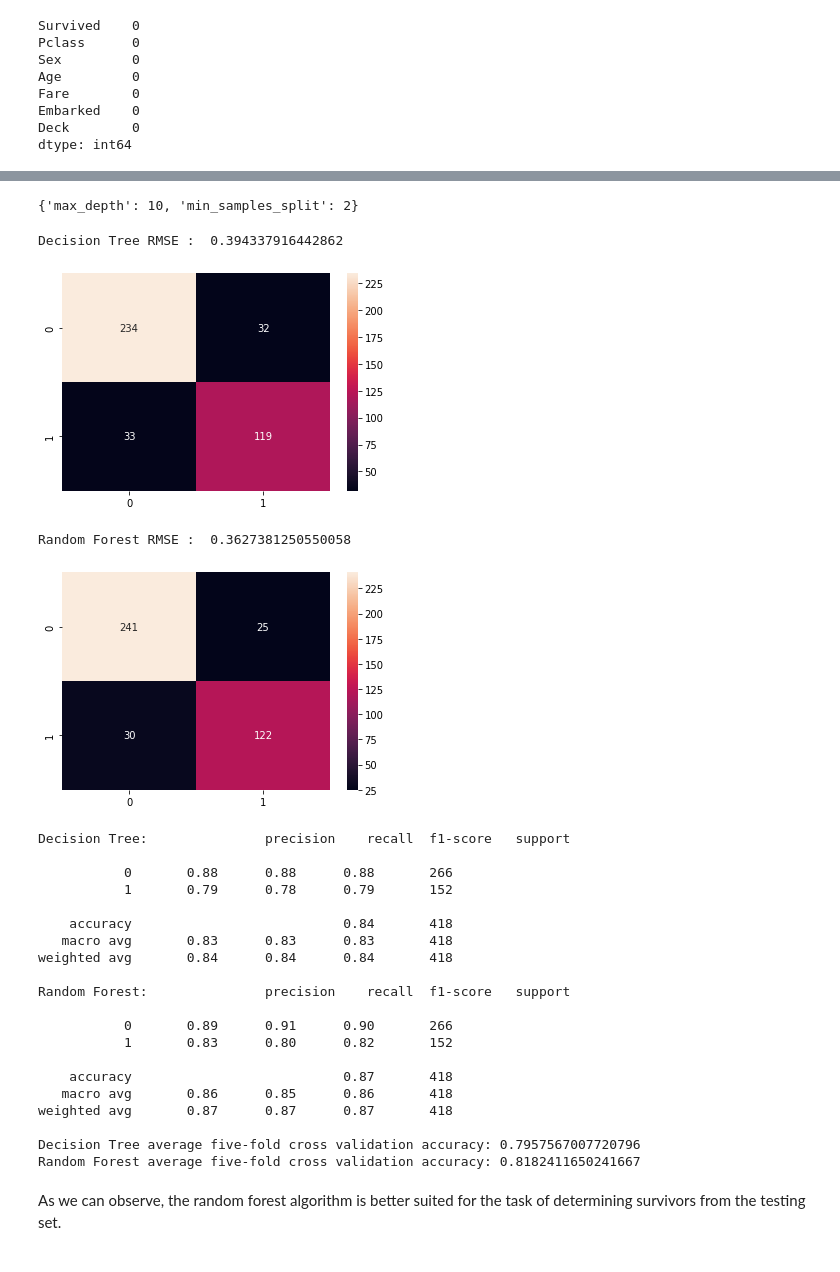
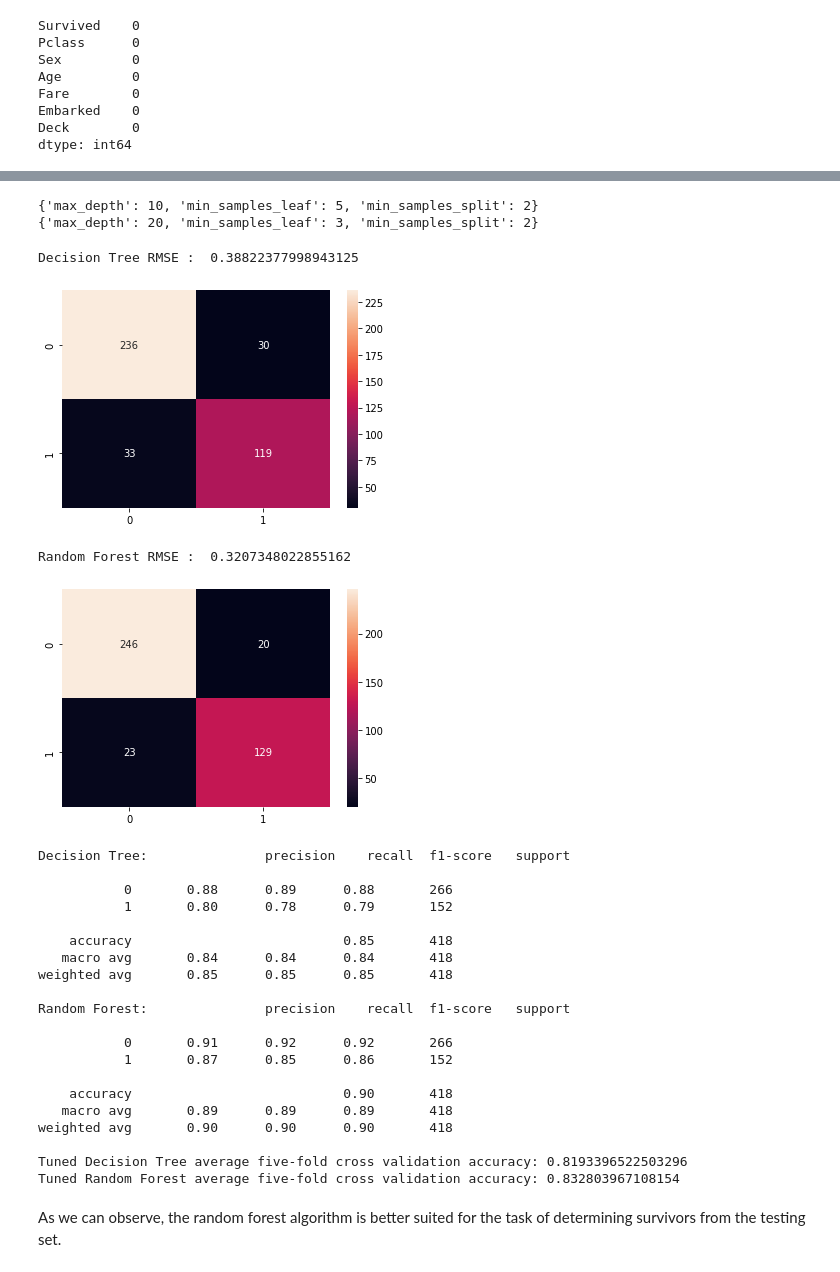
Before and after one commit to nikhilmsreedhar/titanicSurvivorPredictions, a Jupyter notebook: DecisionTreeVsRandomForest.ipynb, the cells around one changed output, grey strips where cells are left out. Saved outputs shown, nothing was run; the diff lists cells and outputs as text; code cells hidden in the pictures.

```diff
--- a/DecisionTreeVsRandomForest.ipynb
+++ b/DecisionTreeVsRandomForest.ipynb
@@ -183,69 +179,73 @@ Random Forest Root Mean Square Error :  0.3788676152120412
 # %%
-params = {'max_depth': [2,3,4,5,10,20], 'min_samples_split': [2,5,10,20,50,100]}
+params = {'max_depth': [2,3,4,5,10,20], 'min_samples_split': [2,5,10,20,50,100], 'min_samples_leaf': [1,3,5,7,8]}
 
-model_params = GridSearchCV(modelTree, params, cv = 10, n_jobs = -1) # perform grid search to loop through predefined
+model_paramsTree = GridSearchCV(modelTree, param_grid = params, scoring = 'accuracy', cv = 5, n_jobs = -1) # perform grid search to loop through predefined
 # hyperparameters and select the best hyperparameters to fit the models on the training set.
-model_params = GridSearchCV(modelForest, params, cv = 10, n_jobs = -1)
+model_paramsForest = GridSearchCV(modelForest, param_grid = params, scoring = 'accuracy', cv = 5, n_jobs = -1)
 
-model_params = model_params.fit(X_train, y_train)
-model_params.best_params_
+model_paramsTree = model_paramsTree.fit(X_train, y_train)
+model_paramsForest = model_paramsForest.fit(X_train, y_train)
+
+print(model_paramsTree.best_params_)
+print(model_paramsForest.best_params_)
 # %% [output]
-{'max_depth': 10, 'min_samples_split': 2}
+{'max_depth': 10, 'min_samples_leaf': 5, 'min_samples_split': 2}
+{'max_depth': 20, 'min_samples_leaf': 3, 'min_samples_split': 2}
 # %%
-tuned_modelTree = DecisionTreeClassifier(**model_params.best_params_) # fit a new tuned version of each model with the best
+tuned_modelTree = DecisionTreeClassifier(**model_paramsTree.best_params_) # fit a new tuned version of each model with the best
 # parameters to improve accuracy and efficiency.
 tuned_modelTree.fit(X_train, y_train)
 
-tuned_modelForest = RandomForestClassifier(**model_params.best_params_)
+tuned_modelForest = RandomForestClassifier(**model_paramsForest.best_params_)
 tuned_modelForest.fit(X_train, y_train)
 
-y_predTree = tuned_modelTree.predict(X_test) # test and verify the robustness of the tuned models
-y_predForest = tuned_modelForest.predict(X_test)
+y_predTunedTree = tuned_modelTree.predict(X_test) # test and verify the robustness of the tuned models
+y_predTunedForest = tuned_modelForest.predict(X_test)
 
-tuned_treeError = np.sqrt(mean_squared_error(y_test, y_predTree))
-tuned_forestError = np.sqrt(mean_squared_error(y_test, y_predForest))
+tuned_treeError = np.sqrt(mean_squared_error(y_test, y_predTunedTree))
+tuned_forestError = np.sqrt(mean_squared_error(y_test, y_predTunedForest))
 
 print('Decision Tree RMSE : ',tuned_treeError)
-tuned_cMatrixTree = confusion_matrix(y_test, y_predTree)
+tuned_cMatrixTree = confusion_matrix(y_test, y_predTunedTree)
 sns.heatmap(tuned_cMatrixTree, annot = True, fmt = 'd');
 # %% [output]
-Decision Tree RMSE :  0.394337916442862
+Decision Tree RMSE :  0.38822377998943125
 [figure]
 # %%
 print('Random Forest RMSE : ',tuned_forestError)
-tuned_cMatrixForest = confusion_matrix(y_test, y_predForest)
+tuned_cMatrixForest = confusion_matrix(y_test, y_predTunedForest)
 sns.heatmap(tuned_cMatrixForest, annot = True, fmt = 'd');
 # %% [output]
-Random Forest RMSE :  0.3627381250550058
+Random Forest RMSE :  0.3207348022855162
-[figure, old version]
+[figure, new version]
 # %%
-print("Decision Tree: "+ classification_report(y_test, y_predTree))
-print("Random Forest: " + classification_report(y_test, y_predForest))
+print("Decision Tree: "+ classification_report(y_test, y_predTunedTree))
+print("Random Forest: " + classification_report(y_test, y_predTunedForest))
 cv = KFold(n_splits = 5, random_state = 1, shuffle = True) # apply the five-fold cross validation of the models to the
-# Titanic training data to extract the average classification accuracy.
-print("Decision Tree average five-fold cross validation accuracy:", cross_val_score(DecisionTreeClassifier(), X_train, y_train, scoring = 'accuracy', cv = cv).mean())
-print("Random Forest average five-fold cross validation accuracy:", cross_val_score(RandomForestClassifier(), X_train, y_train, scoring = 'accuracy', cv = cv).mean())
+# Titanic training data to extract the average classification accuracy for optimized models.
+print("Tuned Decision Tree average five-fold cross validation accuracy:", cross_val_score(tuned_modelTree, X_train, y_train, scoring = 'accuracy', cv = cv).mean())
+print("Tuned Random Forest average five-fold cross validation accuracy:", cross_val_score(tuned_modelForest, X_train, y_train, scoring = 'accuracy', cv = cv).mean())
 # %% [output]
 Decision Tree:               precision    recall  f1-score   support
 
-           0       0.88      0.88      0.88       266
-           1       0.79      0.78      0.79       152
+           0       0.88      0.89      0.88       266
+           1       0.80      0.78      0.79       152
 
-    accuracy                           0.84       418
-   macro avg       0.83      0.83      0.83       418
-weighted avg       0.84      0.84      0.84       418
+    accuracy                           0.85       418
+   macro avg       0.84      0.84      0.84       418
+weighted avg       0.85      0.85      0.85       418
 
 Random Forest:               precision    recall  f1-score   support
 
-           0       0.89      0.91      0.90       266
-           1       0.83      0.80      0.82       152
+           0       0.91      0.92      0.92       266
+           1       0.87      0.85      0.86       152
 
-    accuracy                           0.87       418
-   macro avg       0.86      0.85      0.86       418
-weighted avg       0.87      0.87      0.87       418
+    accuracy                           0.90       418
+   macro avg       0.89      0.89      0.89       418
+weighted avg       0.90      0.90      0.90       418
 
-Decision Tree average five-fold cross validation accuracy: 0.7957567007720796
-Random Forest average five-fold cross validation accuracy: 0.8182411650241667
+Tuned Decision Tree average five-fold cross validation accuracy: 0.8193396522503296
+Tuned Random Forest average five-fold cross validation accuracy: 0.832803967108154
 # %% [markdown]
 As we can observe, the random forest algorithm is better suited for the task of determining survivors from the testing set.
 # %% [markdown]
```
Also changed, not shown: parts of 6 cells of this notebook, 1 other file.
